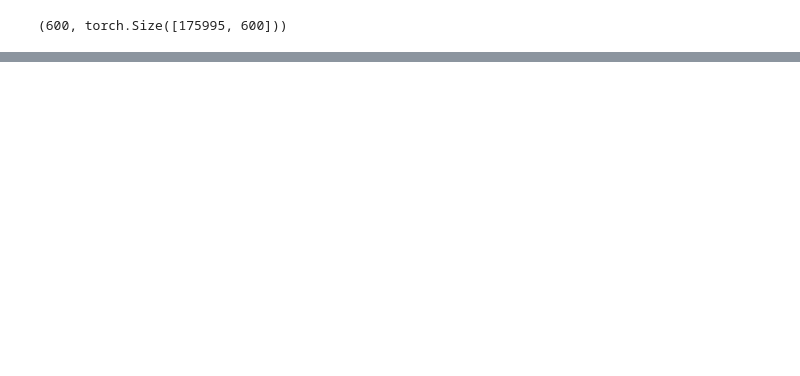
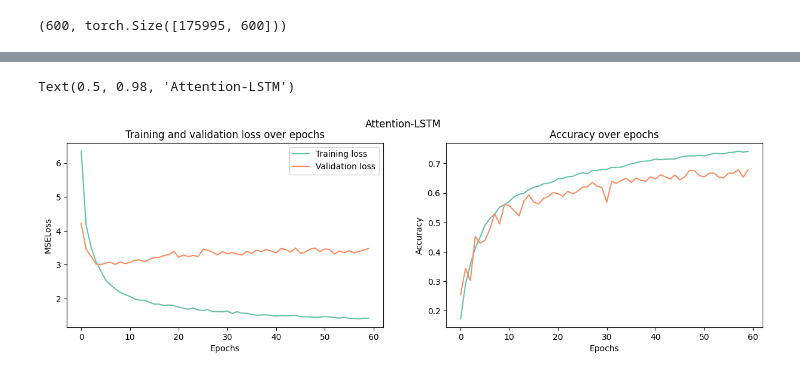
Before and after one commit to oscarninou/adl24-sleep-stage, a Jupyter notebook: random_projection_pretraing.ipynb, the cells around one changed output, grey strips where cells are left out. Saved outputs shown, nothing was run; the diff lists cells and outputs as text; code cells hidden in the pictures; blank space fills up the shorter version.

```diff
--- a/random_projection_pretraing.ipynb
+++ b/random_projection_pretraing.ipynb
@@ -97,7 +215,9 @@ tensor([[16,  2, 16,  ..., 19, 14, 16]])
 # %%
 conformer_model = ConformerEncoder(input_size = 600, num_blocks = 3, kernel_size = 3, num_heads = 4).to(device)
 # %%
-model = BestRqFramework(encoder= conformer_model,
+device = th.device('mps')
+
+model = BestRqFramework(encoder= AttentionLSTM(dropout= 0.1, hidden_dim = 200),
                         num_temporal_dimension_reduction_steps=100,
                         input_feature_size=600,
                         encoder_hidden_size=20,
@@ -105,7 +225,7 @@ model = BestRqFramework(encoder= conformer_model,
                         mask_time= 50,
                         stride_time=1,
                         random_state=42,
-                        mask_prob=0.5,
+                        mask_prob=0.2,
                         batch_size=200,
                         device = device)
 
@@ -114,4 +234,4 @@ inputs = xtrain[:200].to(device).view(-1, 200, 600)
     # `(batch size)` Number of available time steps per batch
 input_lengths = th.tensor([200, 871, 389, 487]).to(device)
 
-input_values, idx = model(inputs)
+input_values, idx = model(inputs, masking = False)
@@ -147,6 +240,6 @@ Text(0.5, 1.0, 'Visualisation du masque')
 # %%
 dataset_t = TensorDataset(xtrain, ytrain)
-train_loader = DataLoader(dataset_t, batch_size= 200, shuffle=True)
+train_loader = DataLoader(dataset_t, batch_size= 400, shuffle=True)
 dataset_v = TensorDataset(xvalid, yvalid)
-valid_loader = DataLoader(dataset_v, batch_size= 200, shuffle=True)
-train_losses, valid_losses, accuracies = pretrain(trainloader= train_loader, validloader= valid_loader, model = model, epochs= 20, device = device)
+valid_loader = DataLoader(dataset_v, batch_size= 400, shuffle=True)
+train_losses, valid_losses, train_accuracies, valid_accuracies = pretrain(trainloader= train_loader, validloader= valid_loader, model = model, epochs= 60, device = device, lr = 1e-3)
@@ -163,0 +260,18 @@ ModuleNotFoundError: No module named 'torchaudio'
+# %%
+sns.set_palette("Set2")
+fig, ax = plt.subplots(1,2, figsize = (15, 4))
+ax[0].plot(train_losses, label = 'Training loss')
+ax[0].plot(valid_losses, label = 'Validation loss')
+ax[1].plot(train_accuracies, label ='Training Accuracy')
+ax[1].plot(valid_accuracies, label ='Validation Accuracy')
+ax[0].legend()
+ax[0].set_title('Training and validation loss over epochs')
+ax[1].set_title('Accuracy over epochs')
+ax[0].set_xlabel('Epochs')
+ax[1].set_xlabel('Epochs')
+ax[0].set_ylabel('MSELoss')
+ax[1].set_ylabel('Accuracy')
+fig.suptitle('Attention-LSTM')
+# %% [output]
+Text(0.5, 0.98, 'Attention-LSTM')
+[figure, added]
```
Also changed, not shown: parts of 11 cells of this notebook, 3 other files.
